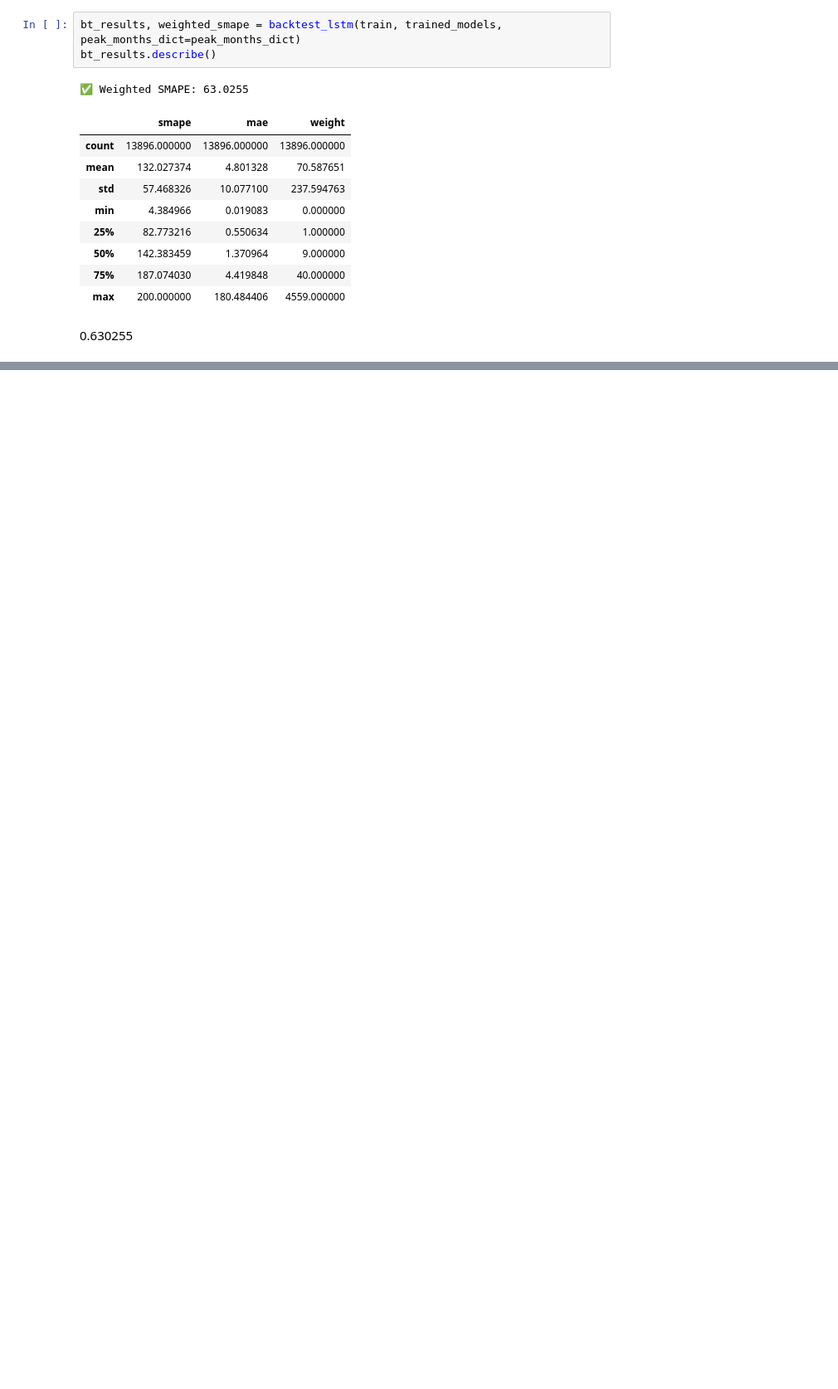
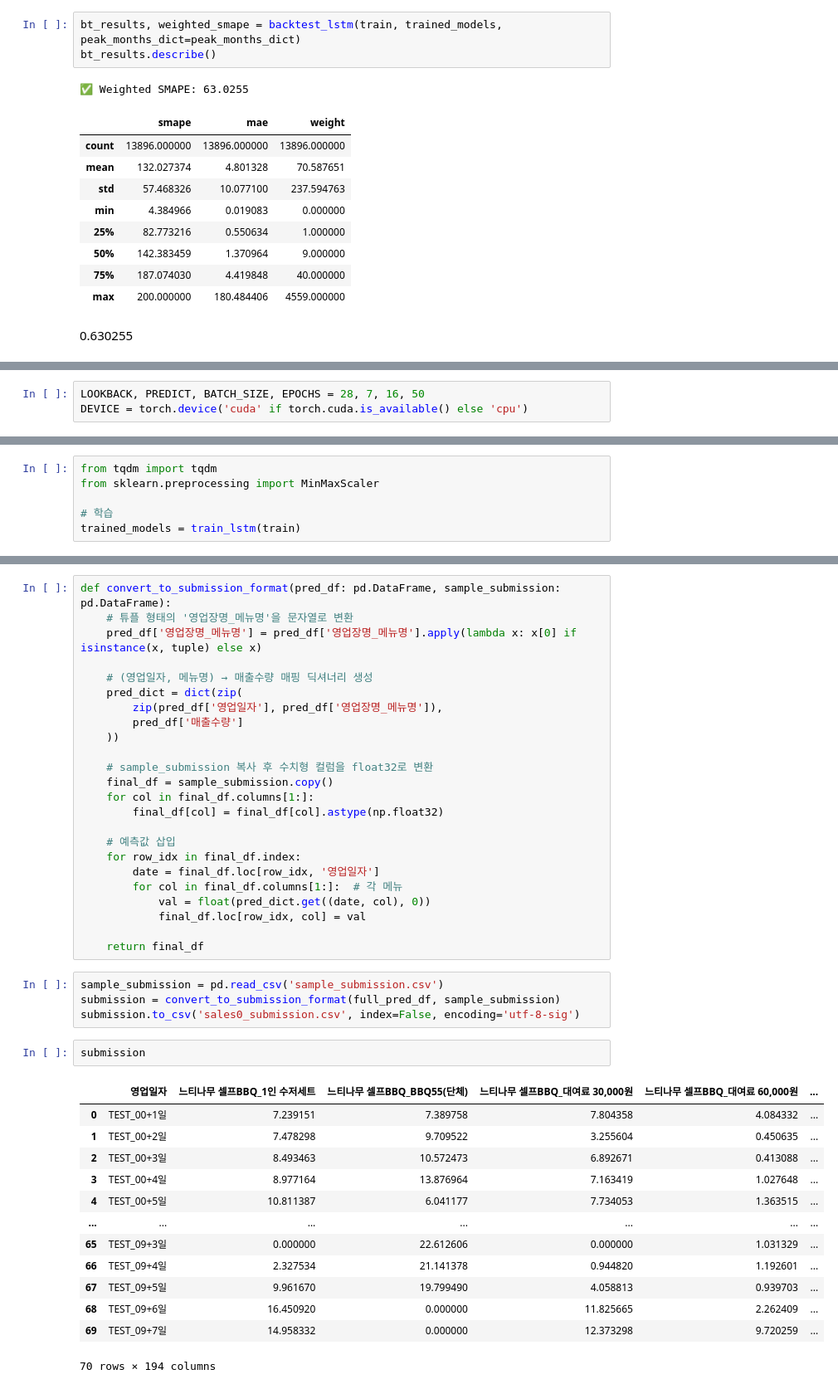
Before and after one commit to b00kkk/LGAimers07_hackerton, a Jupyter notebook: LGAimers.ipynb, the cells around one changed output, grey strips where cells are left out. Shown at 83% size. Saved outputs shown, nothing was run; the diff lists cells and outputs as text; blank space fills up the shorter version.

```diff
--- a/LGAimers.ipynb
+++ b/LGAimers.ipynb
@@ -2361,0 +2800,3 @@ bt_results.describe()
+# %%
+LOOKBACK, PREDICT, BATCH_SIZE, EPOCHS = 28, 7, 16, 50
+DEVICE = torch.device('cuda' if torch.cuda.is_available() else 'cpu')
@@ -2361,0 +2944,6 @@ bt_results.describe()
+# %%
+from tqdm import tqdm
+from sklearn.preprocessing import MinMaxScaler
+
+# 학습
+trained_models = train_lstm(train)
@@ -2361,0 +3054,44 @@ bt_results.describe()
+# %%
+def convert_to_submission_format(pred_df: pd.DataFrame, sample_submission: pd.DataFrame):
+    # 튜플 형태의 '영업장명_메뉴명'을 문자열로 변환
+    pred_df['영업장명_메뉴명'] = pred_df['영업장명_메뉴명'].apply(lambda x: x[0] if isinstance(x, tuple) else x)
+
+    # (영업일자, 메뉴명) → 매출수량 매핑 딕셔너리 생성
+    pred_dict = dict(zip(
+        zip(pred_df['영업일자'], pred_df['영업장명_메뉴명']),
+        pred_df['매출수량']
+    ))
+
+    # sample_submission 복사 후 수치형 컬럼을 float32로 변환
+    final_df = sample_submission.copy()
+    for col in final_df.columns[1:]:
+        final_df[col] = final_df[col].astype(np.float32)
+
+    # 예측값 삽입
+    for row_idx in final_df.index:
+        date = final_df.loc[row_idx, '영업일자']
+        for col in final_df.columns[1:]:  # 각 메뉴
+            val = float(pred_dict.get((date, col), 0))
+            final_df.loc[row_idx, col] = val
+
+    return final_df
+# %%
+sample_submission = pd.read_csv('sample_submission.csv')
+submission = convert_to_submission_format(full_pred_df, sample_submission)
+submission.to_csv('sales0_submission.csv', index=False, encoding='utf-8-sig')
+# %%
+submission
+# %% [output]
+|  | 영업일자 | 느티나무 셀프BBQ_1인 수저세트 | 느티나무 셀프BBQ_BBQ55(단체) | 느티나무 셀프BBQ_대여료 30,000원 | 느티나무 셀프BBQ_대여료 60,000원 | ... |
+| 0 | TEST_00+1일 | 7.239151 | 7.389758 | 7.804358 | 4.084332 | ... |
+| 1 | TEST_00+2일 | 7.478298 | 9.709522 | 3.255604 | 0.450635 | ... |
+| 2 | TEST_00+3일 | 8.493463 | 10.572473 | 6.892671 | 0.413088 | ... |
+| 3 | TEST_00+4일 | 8.977164 | 13.876964 | 7.163419 | 1.027648 | ... |
+| 4 | TEST_00+5일 | 10.811387 | 6.041177 | 7.734053 | 1.363515 | ... |
+| ... | ... | ... | ... | ... | ... | ... |
+| 65 | TEST_09+3일 | 0.000000 | 22.612606 | 0.000000 | 1.031329 | ... |
+| 66 | TEST_09+4일 | 2.327534 | 21.141378 | 0.944820 | 1.192601 | ... |
+| 67 | TEST_09+5일 | 9.961670 | 19.799490 | 4.058813 | 0.939703 | ... |
+| 68 | TEST_09+6일 | 16.450920 | 0.000000 | 11.825665 | 2.262409 | ... |
+| 69 | TEST_09+7일 | 14.958332 | 0.000000 | 12.373298 | 9.720259 | ... |
+70 rows × 194 columns
```
Also changed, not shown: parts of 29 cells of this notebook.
